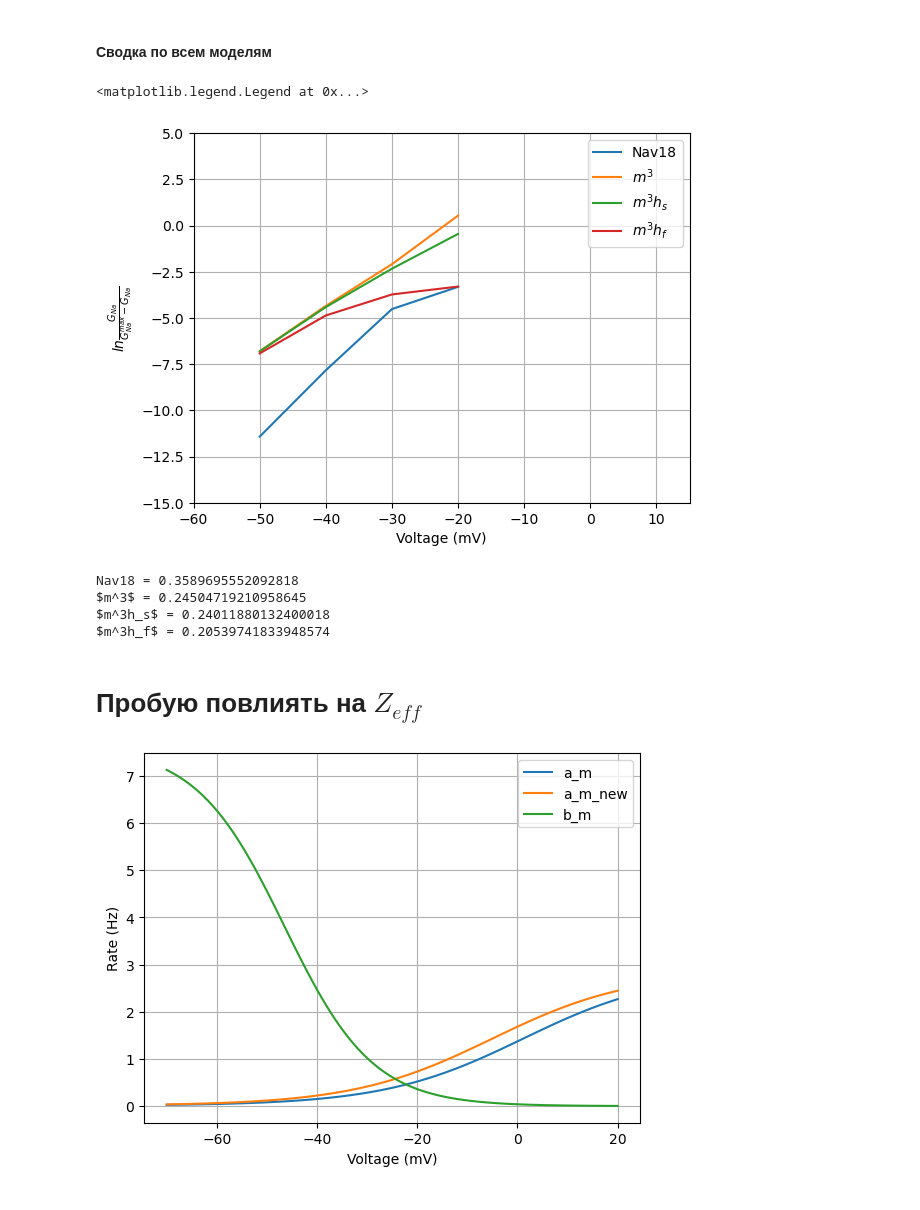
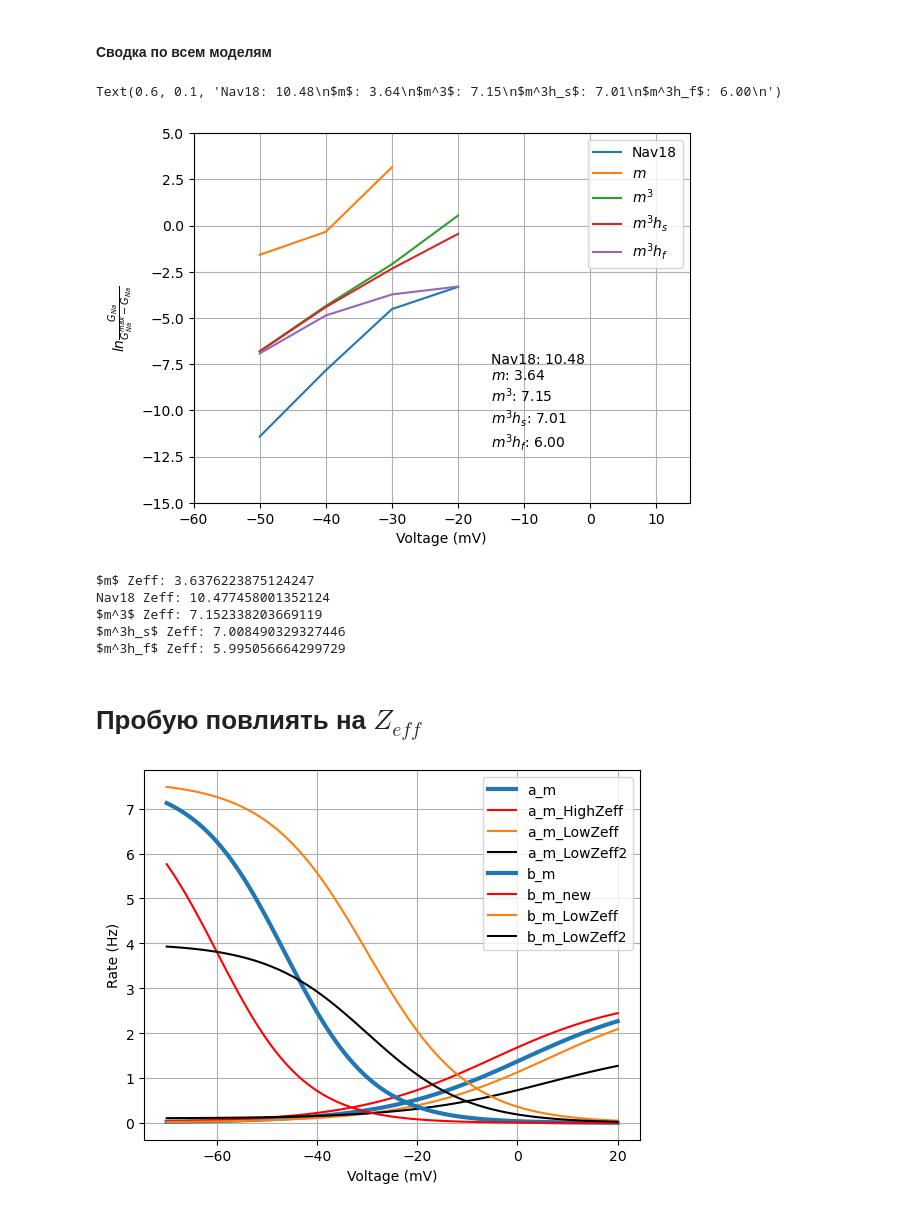
Before and after one commit to shcecter/nocimod, a Jupyter notebook: Zeff_eval.ipynb, the cells around one changed output. Saved outputs shown, nothing was run; the diff lists cells and outputs as text; code cells hidden in the pictures.

```diff
--- a/Zeff_eval.ipynb
+++ b/Zeff_eval.ipynb
@@ -145,40 +166,55 @@ WARNING    'v' is an internal variable of group 'neurongroup_2', but also exists
 # %% [markdown]
 #### Сводка по всем моделям
 # %%
-models_gs = [nav18_max_gs, m3_max_gs, m3h_s_max_gs, m3h_f_max_gs]
-model_names = ["Nav18", "$m^3$", "$m^3h_s$", "$m^3h_f$"]
+models_gs = [nav18_max_gs, m_max_gs, m3_max_gs, m3h_s_max_gs, m3h_f_max_gs]
+model_names = ["Nav18", "$m$", "$m^3$", "$m^3h_s$", "$m^3h_f$"]
 
 for gs in models_gs:
     plot_ln_G_vs_voltages(gs, experimental_voltages, g18nav)
 legend(model_names)
+
+zeff_text = ""
+for gs, name in zip(models_gs, model_names):
+    zeff = comp_Zeff(gs, experimental_voltages, g18nav)
+    zeff_text += f"{name}: {zeff:.2f}\n"
+text(0.6, 0.1, zeff_text, transform=plt.gca().transAxes)
 # %% [output]
-<matplotlib.legend.Legend at 0x...>
+Text(0.6, 0.1, 'Nav18: 10.48\n$m$: 3.64\n$m^3$: 7.15\n$m^3h_s$: 7.01\n$m^3h_f$: 6.00\n')
-[figure, old version]
+[figure, new version]
 # %%
-for gs, name in zip(models_gs, model_names):
-    print(f"{name} = {comp_Zeff(gs, experimental_voltages, g18nav)}")
 # %% [output]
-Nav18 = 0.3589695552092818
-$m^3$ = 0.24504719210958645
-$m^3h_s$ = 0.24011880132400018
-$m^3h_f$ = 0.20539741833948574
+$m$ Zeff: 3.6376223875124247
+Nav18 Zeff: 10.477458001352124
+$m^3$ Zeff: 7.152338203669119
+$m^3h_s$ Zeff: 7.008490329327446
+$m^3h_f$ Zeff: 5.995056664299729
 # %% [markdown]
 # Пробую повлиять на $Z_{eff}$
 # %%
 # plot equations (alpha and beta by voltage)
 vv = linspace(-70, 20, 100)
 a_m = 2.85 - 2.84 / (1 + exp((vv - 1.16) / 13.95))
-a_m_new = 2.85 - 2.84 / (1 + exp((vv +5.0) / 13.95))
+a_m_up = 2.85 - 2.84 / (1 + exp((vv +5.0) / 13.95))
+a_m_down = 2.85 - 2.84 / (1 + exp((vv - 6.0) / 13.95))
+a_m_down2 = 1.7 - 1.6 / (1 + exp((vv - 6.0) / 13.95))
 b_m = 7.62 / (1 + exp((vv + 46.5) / 8.83))
-plot(vv, a_m, label="a_m")
-plot(vv, a_m_new, label="a_m_new")
-plot(vv, b_m, label="b_m")
+b_m_up = 7.62 / (1 + exp((vv + 60) / 8.83))
+b_m_down = 7.62 / (1 + exp((vv + 30) / 10))
+b_m_down2 = 4 / (1 + exp((vv + 30) / 10))
+plot(vv, a_m, label="a_m", color="tab:blue", lw=3)
+plot(vv, a_m_up, label="a_m_HighZeff", color="red")
+plot(vv, a_m_down, label="a_m_LowZeff", color="tab:orange")
+plot(vv, a_m_down2, label="a_m_LowZeff2", color="black")
+plot(vv, b_m, label="b_m", color="tab:blue", lw=3)
+plot(vv, b_m_up, label="b_m_new", color="red")
+plot(vv, b_m_down, label="b_m_LowZeff", color="tab:orange")
+plot(vv, b_m_down2, label="b_m_LowZeff2", color="black")
 xlabel("Voltage (mV)")
 ylabel("Rate (Hz)")
 legend()
 grid()
 # %% [output]
-[figure, old version]
+[figure, new version]
 # %%
 # create neuron with new equations (slightly different)
 start_scope()
```
Also changed, not shown: parts of 14 cells of this notebook, 3 other files.
